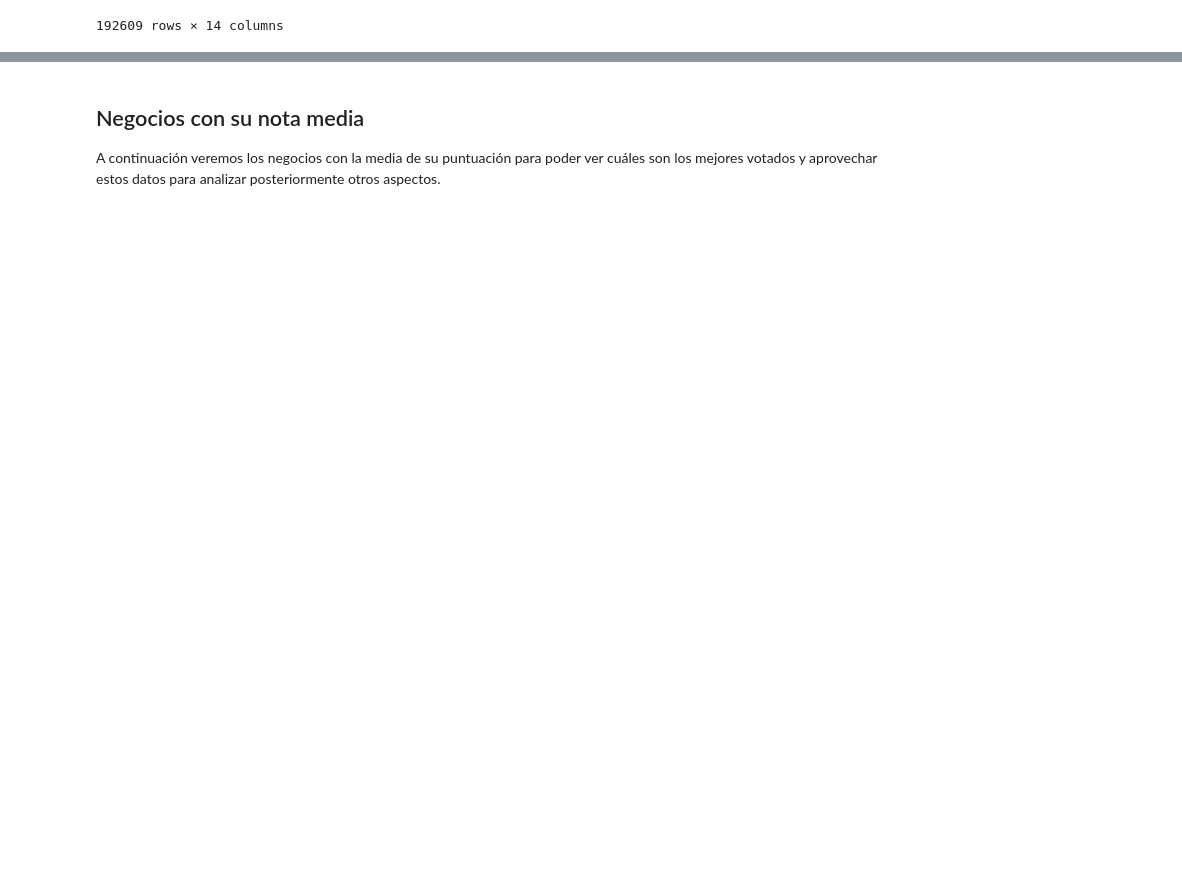
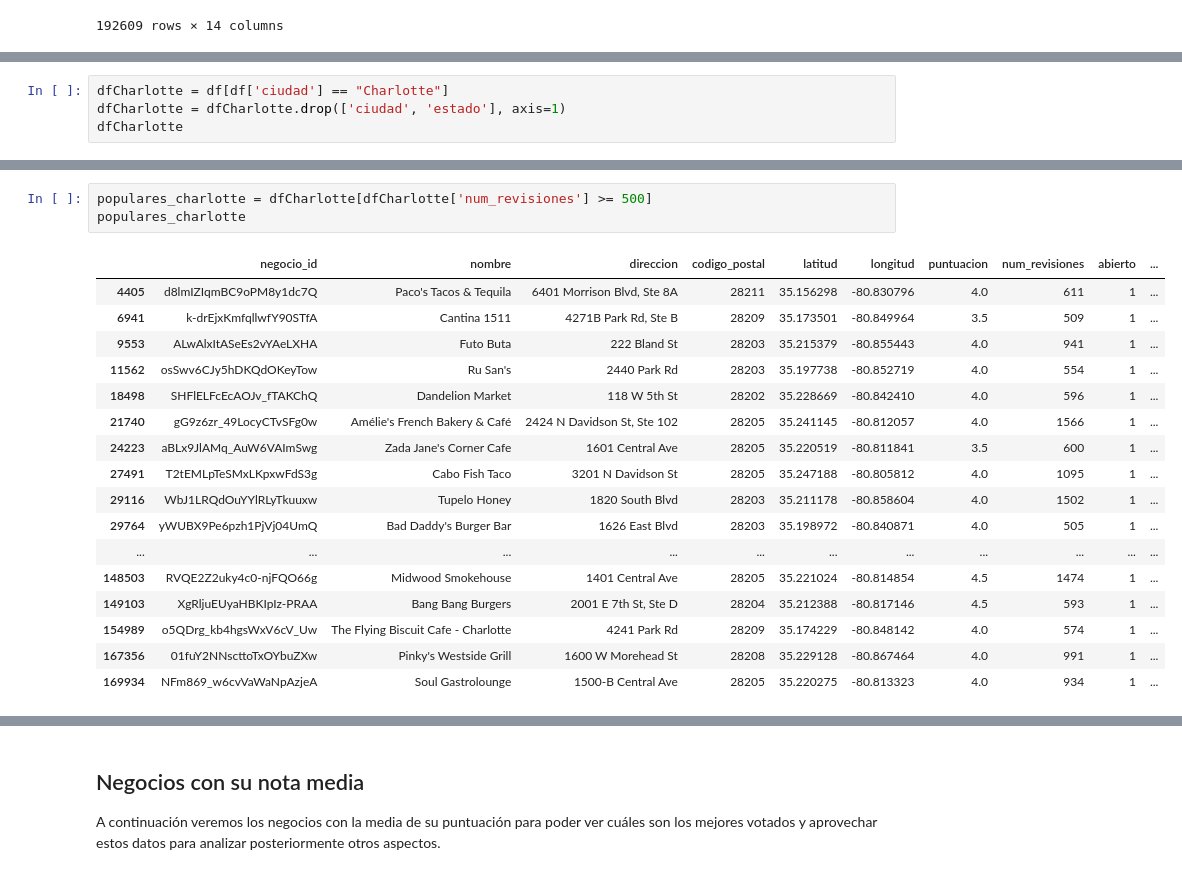
Before and after one commit to pablobp1998/Desafio-Final-AD, a Jupyter notebook: datos_negocios.ipynb, the cells around one changed output, grey strips where cells are left out. Drawn from its saved outputs; the diff is of its cells as text; blank space fills up the shorter version.

```diff
--- a/datos_negocios.ipynb
+++ b/datos_negocios.ipynb
@@ -74,0 +78,4 @@ franquicias
+# %%
+dfCharlotte = df[df['ciudad'] == "Charlotte"]
+dfCharlotte = dfCharlotte.drop(['ciudad', 'estado'], axis=1)
+dfCharlotte
@@ -74,0 +96,21 @@ franquicias
+# %%
+populares_charlotte = dfCharlotte[dfCharlotte['num_revisiones'] >= 500]
+populares_charlotte
+# %% [output]
+|  | negocio_id | nombre | direccion | codigo_postal | latitud | longitud | puntuacion | num_revisiones | abierto | ... |
+| 4405 | d8lmIZIqmBC9oPM8y1dc7Q | Paco's Tacos & Tequila | 6401 Morrison Blvd, Ste 8A | 28211 | 35.156298 | -80.830796 | 4.0 | 611 | 1 | ... |
+| 6941 | k-drEjxKmfqllwfY90STfA | Cantina 1511 | 4271B Park Rd, Ste B | 28209 | 35.173501 | -80.849964 | 3.5 | 509 | 1 | ... |
+| 9553 | ALwAlxItASeEs2vYAeLXHA | Futo Buta | 222 Bland St | 28203 | 35.215379 | -80.855443 | 4.0 | 941 | 1 | ... |
+| 11562 | osSwv6CJy5hDKQdOKeyTow | Ru San's | 2440 Park Rd | 28203 | 35.197738 | -80.852719 | 4.0 | 554 | 1 | ... |
+| 18498 | SHFlELFcEcAOJv_fTAKChQ | Dandelion Market | 118 W 5th St | 28202 | 35.228669 | -80.842410 | 4.0 | 596 | 1 | ... |
+| 21740 | gG9z6zr_49LocyCTvSFg0w | Amélie's French Bakery & Café | 2424 N Davidson St, Ste 102 | 28205 | 35.241145 | -80.812057 | 4.0 | 1566 | 1 | ... |
+| 24223 | aBLx9JlAMq_AuW6VAImSwg | Zada Jane's Corner Cafe | 1601 Central Ave | 28205 | 35.220519 | -80.811841 | 3.5 | 600 | 1 | ... |
+| 27491 | T2tEMLpTeSMxLKpxwFdS3g | Cabo Fish Taco | 3201 N Davidson St | 28205 | 35.247188 | -80.805812 | 4.0 | 1095 | 1 | ... |
+| 29116 | WbJ1LRQdOuYYlRLyTkuuxw | Tupelo Honey | 1820 South Blvd | 28203 | 35.211178 | -80.858604 | 4.0 | 1502 | 1 | ... |
+| 29764 | yWUBX9Pe6pzh1PjVj04UmQ | Bad Daddy's Burger Bar | 1626 East Blvd | 28203 | 35.198972 | -80.840871 | 4.0 | 505 | 1 | ... |
+| ... | ... | ... | ... | ... | ... | ... | ... | ... | ... | ... |
+| 148503 | RVQE2Z2uky4c0-njFQO66g | Midwood Smokehouse | 1401 Central Ave | 28205 | 35.221024 | -80.814854 | 4.5 | 1474 | 1 | ... |
+| 149103 | XgRljuEUyaHBKIpIz-PRAA | Bang Bang Burgers | 2001 E 7th St, Ste D | 28204 | 35.212388 | -80.817146 | 4.5 | 593 | 1 | ... |
+| 154989 | o5QDrg_kb4hgsWxV6cV_Uw | The Flying Biscuit Cafe - Charlotte | 4241 Park Rd | 28209 | 35.174229 | -80.848142 | 4.0 | 574 | 1 | ... |
+| 167356 | 01fuY2NNscttoTxOYbuZXw | Pinky's Westside Grill | 1600 W Morehead St | 28208 | 35.229128 | -80.867464 | 4.0 | 991 | 1 | ... |
+| 169934 | NFm869_w6cvVaWaNpAzjeA | Soul Gastrolounge | 1500-B Central Ave | 28205 | 35.220275 | -80.813323 | 4.0 | 934 | 1 | ... |
```
Also changed, not shown: parts of 8 cells of this notebook, 1 other file.
